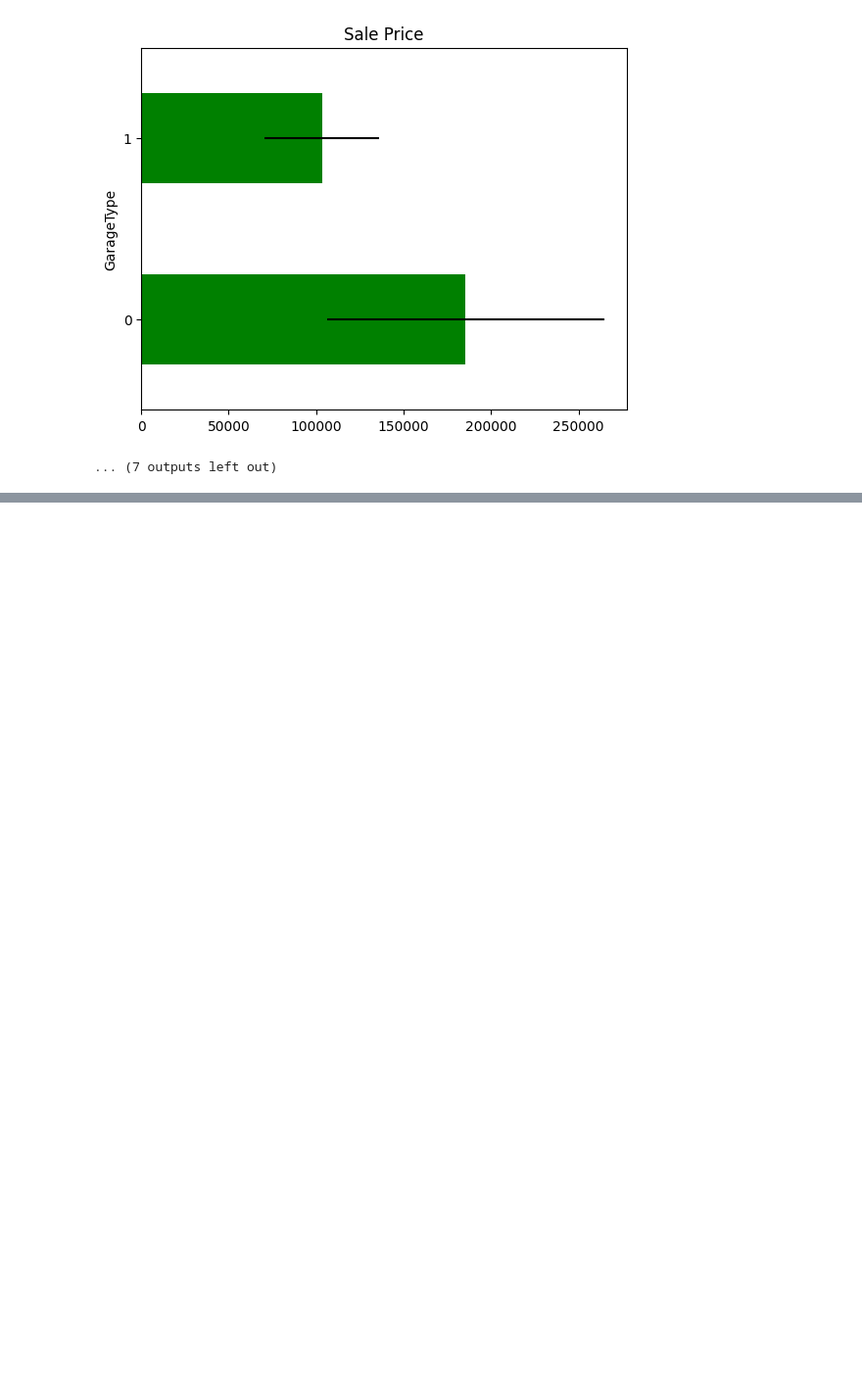
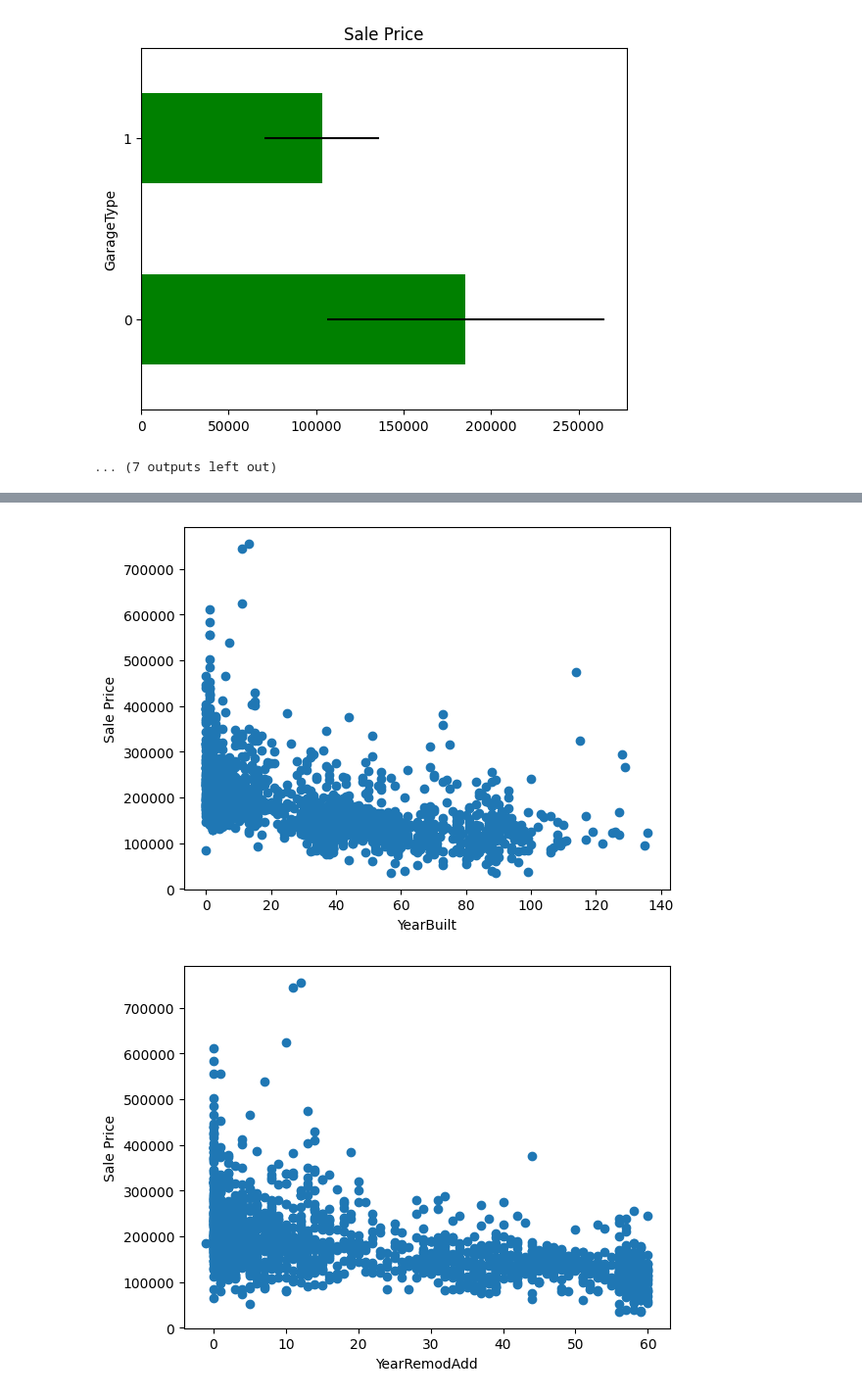
Before and after one commit to adityale1711/sale-price-houses-prediction, a Jupyter notebook: sale_price_houses_prediction.ipynb, the cells around one changed output, grey strips where cells are left out. Shown at 98% size. Drawn from its saved outputs; the diff is of its cells as text; code cells hidden in the pictures; blank space fills up the shorter version.

```diff
--- a/sale_price_houses_prediction.ipynb
+++ b/sale_price_houses_prediction.ipynb
@@ -193,0 +275,19 @@ for var in vars_with_na:
+# %%
+def analyse_year_vars(df, var):
+    df = df.copy()
+
+    # Capture difference between a year variable and year in which the house was sold
+    df[var] = df['YrSold'] - df[var]
+
+    plt.scatter(df[var], df['SalePrice'])
+    plt.ylabel('Sale Price')
+    plt.xlabel(var)
+
+    plt.show()
+
+for var in year_vars:
+    if var != 'YrSold':
+        analyse_year_vars(data, var)
+# %% [output]
+[figure, added]
+[figure, added]
```
Also changed, not shown: parts of 9 cells of this notebook.
